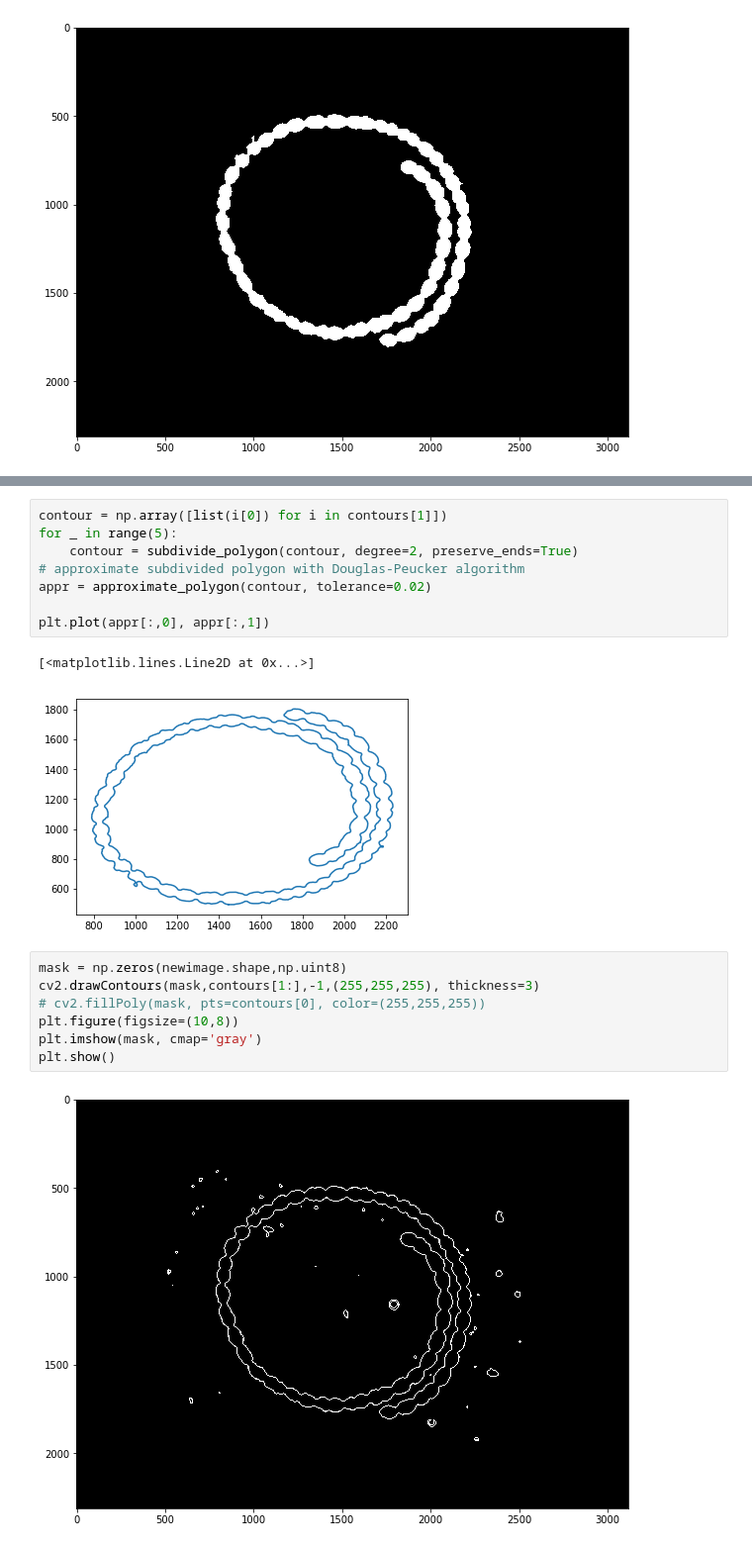
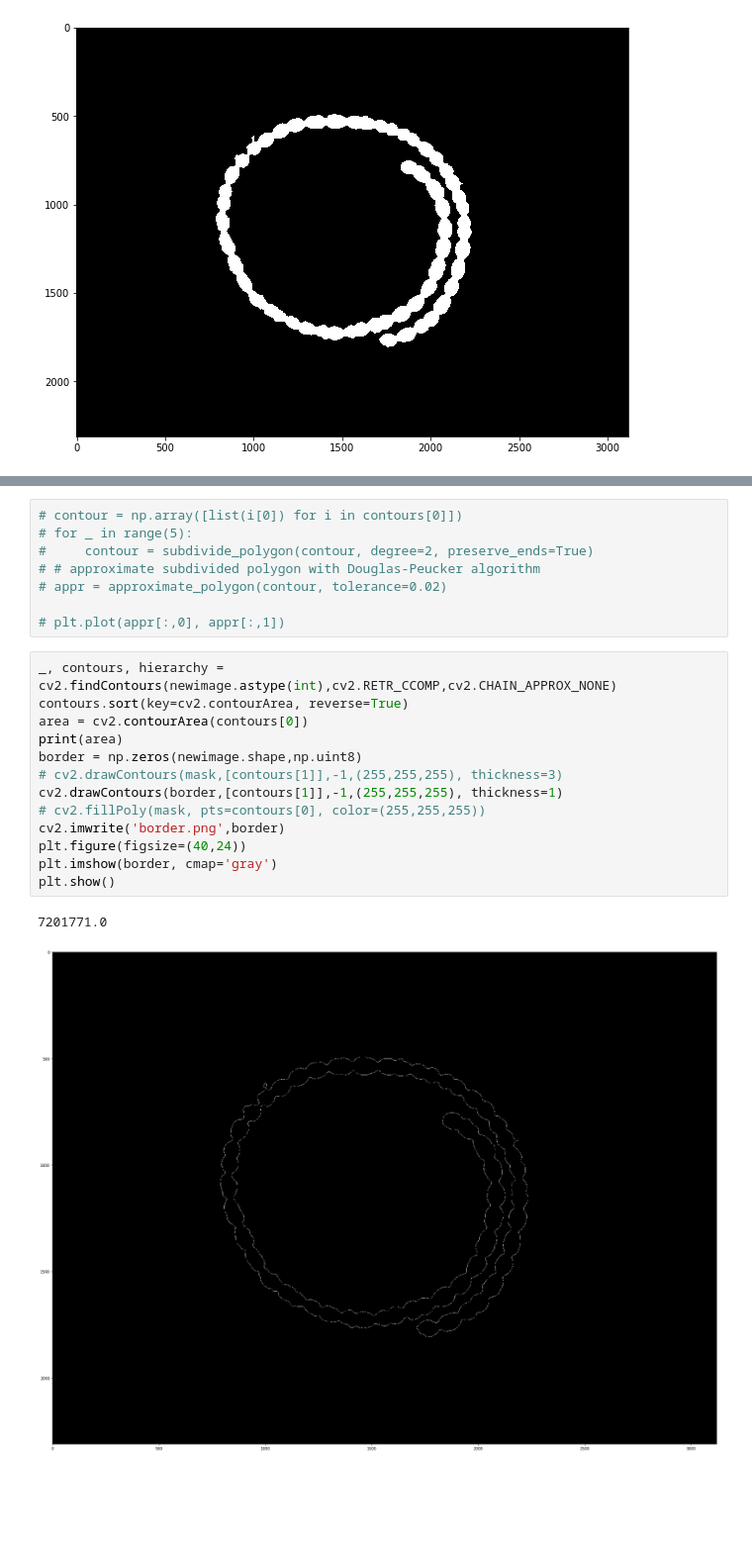
Before and after one commit to iagooteroc/analisis_imagen, a Jupyter notebook: P3/P3.ipynb, the cells around one changed output, grey strips where cells are left out. Shown at 99% size. Drawn from its saved outputs; the diff is of its cells as text; blank space fills up the shorter version.

```diff
--- a/P3/P3.ipynb
+++ b/P3/P3.ipynb
@@ -73,20 +102,24 @@ plt.show()
 # %%
-contour = np.array([list(i[0]) for i in contours[1]])
-for _ in range(5):
-    contour = subdivide_polygon(contour, degree=2, preserve_ends=True)
-# approximate subdivided polygon with Douglas-Peucker algorithm
-appr = approximate_polygon(contour, tolerance=0.02)
+# contour = np.array([list(i[0]) for i in contours[0]])
+# for _ in range(5):
+#     contour = subdivide_polygon(contour, degree=2, preserve_ends=True)
+# # approximate subdivided polygon with Douglas-Peucker algorithm
+# appr = approximate_polygon(contour, tolerance=0.02)
 
-plt.plot(appr[:,0], appr[:,1])
+# plt.plot(appr[:,0], appr[:,1])
-# %% [output]
-[<matplotlib.lines.Line2D at 0x...>]
-[figure, removed]
 # %%
-mask = np.zeros(newimage.shape,np.uint8)
-cv2.drawContours(mask,contours[1:],-1,(255,255,255), thickness=3)
+_, contours, hierarchy = cv2.findContours(newimage.astype(int),cv2.RETR_CCOMP,cv2.CHAIN_APPROX_NONE)
+contours.sort(key=cv2.contourArea, reverse=True)
+area = cv2.contourArea(contours[0])
+print(area)
+border = np.zeros(newimage.shape,np.uint8)
+# cv2.drawContours(mask,[contours[1]],-1,(255,255,255), thickness=3)
+cv2.drawContours(border,[contours[1]],-1,(255,255,255), thickness=1)
 # cv2.fillPoly(mask, pts=contours[0], color=(255,255,255))
-plt.figure(figsize=(10,8))
-plt.imshow(mask, cmap='gray')
+cv2.imwrite('border.png',border)
+plt.figure(figsize=(40,24))
+plt.imshow(border, cmap='gray')
 plt.show()
 # %% [output]
+7201771.0
-[figure, old version]
+[figure, new version]
```
Also changed, not shown: parts of 8 cells of this notebook.
